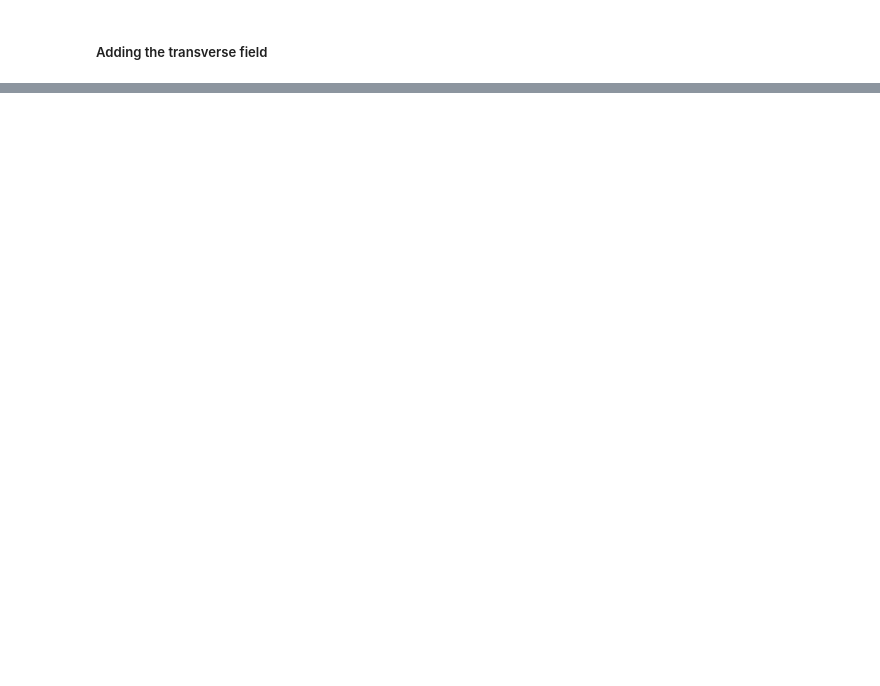
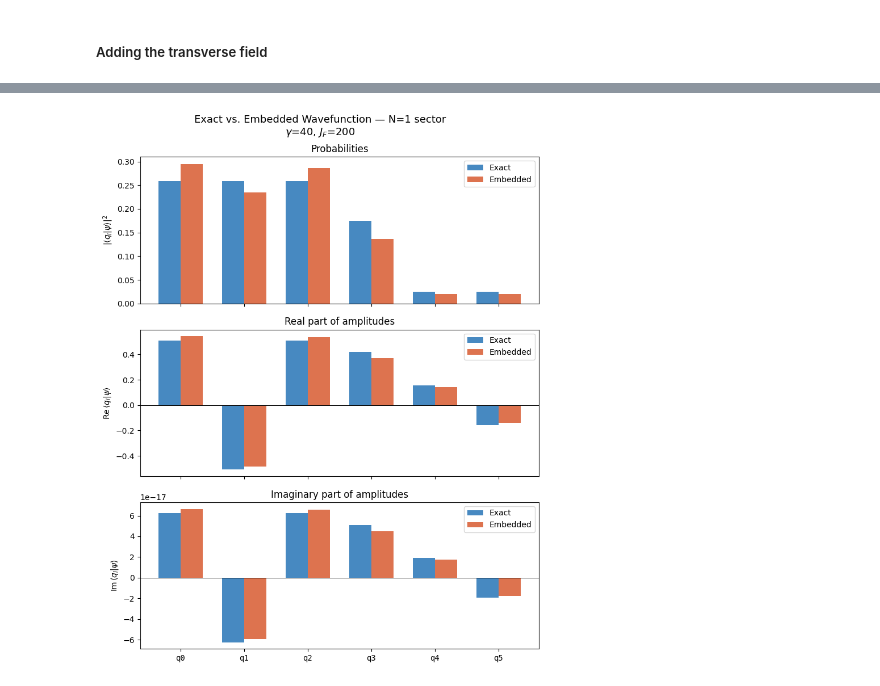
Before and after one commit to emacosta95/Gadget4NSMForQuantumSimulators, a Jupyter notebook: DWAVEembedding.ipynb, the cells around one changed output, grey strips where cells are left out. Drawn from its saved outputs; the diff is of its cells as text; code cells hidden in the pictures; blank space fills up the shorter version.

```diff
--- a/DWAVEembedding.ipynb
+++ b/DWAVEembedding.ipynb
@@ -991,0 +992,80 @@ Fidelity (logical vs embedded projected): 0.970292
+# %%
+# === Full wavefunction comparison: amplitudes ===
+
+# --- Exact amplitudes (phase-aligned to largest component) ---
+gs_exact = ground_state_N1.full().flatten()
+exact_amps = np.array(
+    [gs_exact[qutip_idx([l], logical_qubits)] for l in range(logical_qubits)]
+)
+
+# phase-align exact to largest component
+idx_max = np.argmax(np.abs(exact_amps))
+exact_amps = exact_amps * np.exp(-1j * np.angle(exact_amps[idx_max]))
+
+# --- Embedded amplitudes (projected onto logical one-hot states) ---
+emb_amps = np.array(
+    [gs_emb[qutip_idx(chains[l], n_physical)] for l in range(logical_qubits)]
+)
+
+# phase-align embedded to same reference (q_idx_max)
+emb_amps = emb_amps * np.exp(-1j * np.angle(emb_amps[idx_max]))
+
+# --- Print table ---
+print(
+    f"{'Logical':>8}  {'Re(exact)':>10}  {'Re(emb)':>10}  {'Im(exact)':>10}  {'Im(emb)':>10}  {'|exact|^2':>10}  {'|emb|^2':>10}"
+)
+print("-" * 75)
+for l in range(logical_qubits):
+    print(
+        f"  q{l}  "
+        f"{exact_amps[l].real:>10.5f}  {emb_amps[l].real:>10.5f}  "
+        f"{exact_amps[l].imag:>10.5f}  {emb_amps[l].imag:>10.5f}  "
+        f"{np.abs(exact_amps[l])**2:>10.5f}  {np.abs(emb_amps[l])**2:>10.5f}"
+    )
+
+# overall norm of projected embedded state
+print(f"\nNorm of projected embedded wavefunction: {np.sum(np.abs(emb_amps)**2):.5f}")
+print("(< 1 means weight lost to domain-wall / multi-particle states)")
+
+# --- Plot ---
+fig, axes = plt.subplots(3, 1, figsize=(8, 10), sharex=True)
+x = np.arange(logical_qubits)
+w = 0.35
+labels = [f"q{l}" for l in range(logical_qubits)]
+CLR_E = "#2775b6"
+CLR_M = "#d85a30"
+
+axes[0].bar(
+    x - w / 2, np.abs(exact_amps) ** 2, w, label="Exact", color=CLR_E, alpha=0.85
+)
+axes[0].bar(
+    x + w / 2, np.abs(emb_amps) ** 2, w, label="Embedded", color=CLR_M, alpha=0.85
+)
+axes[0].set_ylabel(r"$|\langle q_l|\psi\rangle|^2$")
+axes[0].set_title("Probabilities")
+axes[0].legend()
+
+axes[1].bar(x - w / 2, exact_amps.real, w, color=CLR_E, alpha=0.85, label="Exact")
+axes[1].bar(x + w / 2, emb_amps.real, w, color=CLR_M, alpha=0.85, label="Embedded")
+axes[1].axhline(0, color="k", linewidth=0.7)
+axes[1].set_ylabel(r"$\mathrm{Re}\,\langle q_l|\psi\rangle$")
+axes[1].set_title("Real part of amplitudes")
+axes[1].legend()
+
+axes[2].bar(x - w / 2, exact_amps.imag, w, color=CLR_E, alpha=0.85, label="Exact")
+axes[2].bar(x + w / 2, emb_amps.imag, w, color=CLR_M, alpha=0.85, label="Embedded")
+axes[2].axhline(0, color="k", linewidth=0.7)
+axes[2].set_ylabel(r"$\mathrm{Im}\,\langle q_l|\psi\rangle$")
+axes[2].set_title("Imaginary part of amplitudes")
+axes[2].legend()
+
+axes[-1].set_xticks(x)
+axes[-1].set_xticklabels(labels, fontfamily="monospace")
+fig.suptitle(
+    f"Exact vs. Embedded Wavefunction — N=1 sector\n" f"$\\gamma$={gamma}, $J_F$={J_F}",
+    fontsize=13,
+)
+plt.tight_layout()
+plt.savefig("wavefunction_comparison.pdf", bbox_inches="tight")
+plt.show()
+# %% [output]
@@ -991,0 +1083 @@ Fidelity (logical vs embedded projected): 0.970292
+[figure, added]
```
Also changed, not shown: parts of 21 cells of this notebook, 6 other files.
